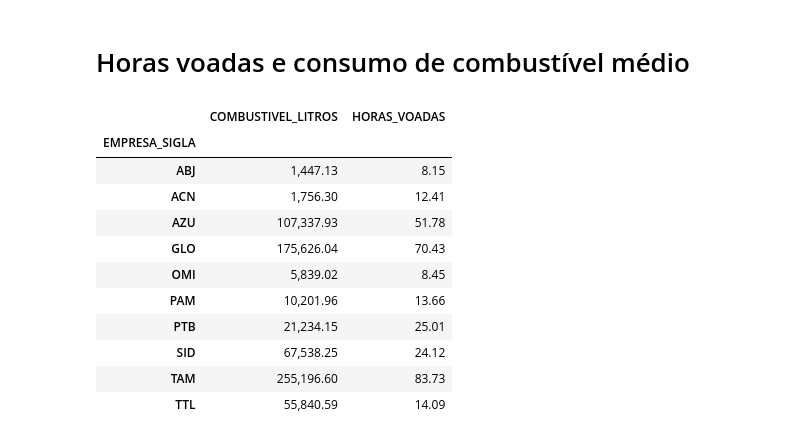
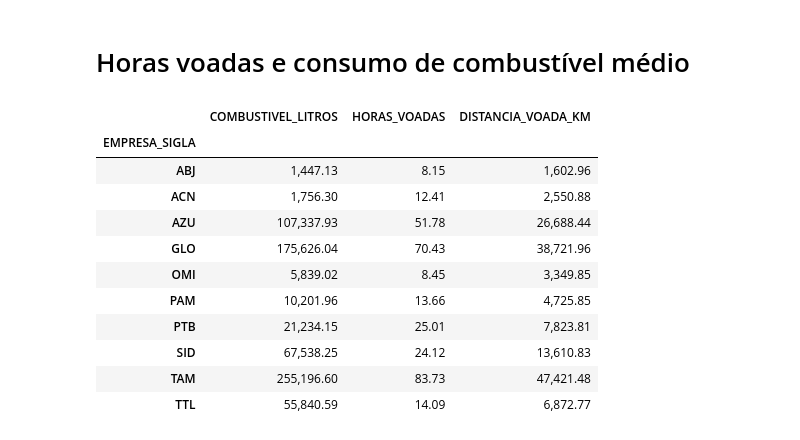
Before and after one commit to lgmro/analise_dados_big_data, a Jupyter notebook: Analise_Descritiva.ipynb, the cells around one changed output. Drawn from its saved outputs; the diff is of its cells as text; code cells hidden in the pictures.

```diff
--- a/Analise_Descritiva.ipynb
+++ b/Analise_Descritiva.ipynb
@@ -285,20 +285,21 @@ display(qta_registro)
 # %% [markdown]
 # Horas voadas e consumo de combustível médio
 # %%
-horas_consumo_cada_empresa = base[['EMPRESA_SIGLA', 'COMBUSTIVEL_LITROS', 'HORAS_VOADAS']].groupby(['EMPRESA_SIGLA']).mean()
+horas_consumo_cada_empresa = base[['EMPRESA_SIGLA', 'COMBUSTIVEL_LITROS', 'HORAS_VOADAS', 'DISTANCIA_VOADA_KM']].groupby(['EMPRESA_SIGLA']).mean()
 horas_consumo_cada_empresa.COMBUSTIVEL_LITROS = horas_consumo_cada_empresa.COMBUSTIVEL_LITROS.apply(formatar)
 horas_consumo_cada_empresa.HORAS_VOADAS = horas_consumo_cada_empresa.HORAS_VOADAS.apply(formatar)
+horas_consumo_cada_empresa.DISTANCIA_VOADA_KM = horas_consumo_cada_empresa.DISTANCIA_VOADA_KM.apply(formatar)
 display(horas_consumo_cada_empresa)
 # %% [output]
-|  | COMBUSTIVEL_LITROS | HORAS_VOADAS |
-| EMPRESA_SIGLA |  |  |
-| ABJ | 1,447.13 | 8.15 |
-| ACN | 1,756.30 | 12.41 |
-| AZU | 107,337.93 | 51.78 |
-| GLO | 175,626.04 | 70.43 |
-| OMI | 5,839.02 | 8.45 |
-| PAM | 10,201.96 | 13.66 |
-| PTB | 21,234.15 | 25.01 |
-| SID | 67,538.25 | 24.12 |
-| TAM | 255,196.60 | 83.73 |
-| TTL | 55,840.59 | 14.09 |
+|  | COMBUSTIVEL_LITROS | HORAS_VOADAS | DISTANCIA_VOADA_KM |
+| EMPRESA_SIGLA |  |  |  |
+| ABJ | 1,447.13 | 8.15 | 1,602.96 |
+| ACN | 1,756.30 | 12.41 | 2,550.88 |
+| AZU | 107,337.93 | 51.78 | 26,688.44 |
+| GLO | 175,626.04 | 70.43 | 38,721.96 |
+| OMI | 5,839.02 | 8.45 | 3,349.85 |
+| PAM | 10,201.96 | 13.66 | 4,725.85 |
+| PTB | 21,234.15 | 25.01 | 7,823.81 |
+| SID | 67,538.25 | 24.12 | 13,610.83 |
+| TAM | 255,196.60 | 83.73 | 47,421.48 |
+| TTL | 55,840.59 | 14.09 | 6,872.77 |
```
